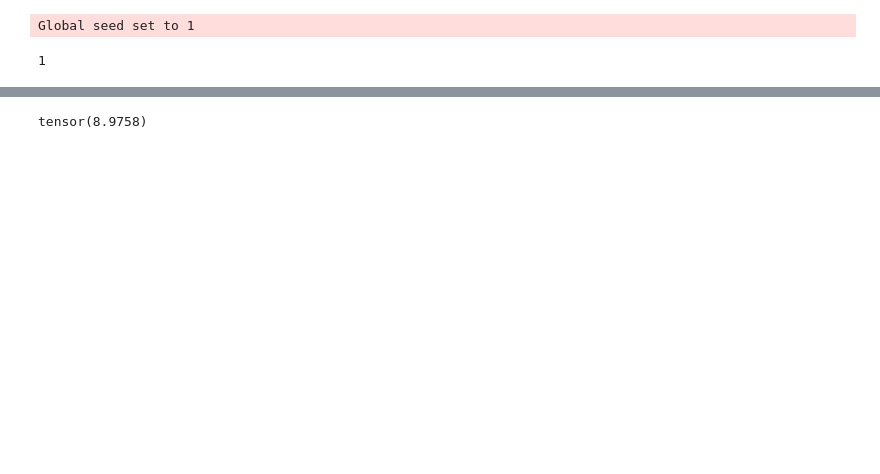
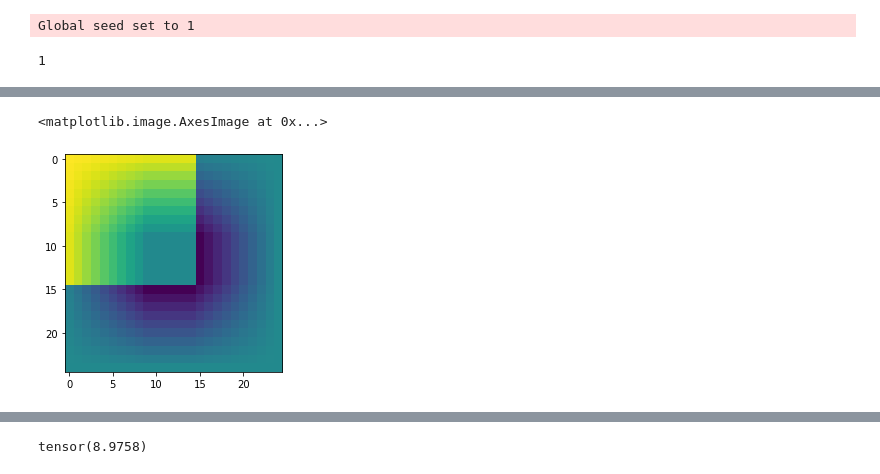
Before and after one commit to michael-psenka/manifold-linearization, a Jupyter notebook: test_files/Square Vision Test.ipynb, the cells around one changed output, grey strips where cells are left out. Saved outputs shown, nothing was run; the diff lists cells and outputs as text; code cells hidden in the pictures; blank space fills up the shorter version.

```diff
--- a/test_files/Square Vision Test.ipynb
+++ b/test_files/Square Vision Test.ipynb
@@ -96,4 +223,8 @@ FXhat = ipca(FXhat_c, FX_mean, V)
 Xhat = ifft(FXhat)
+# %%
+FXhat_pca = FX_c.clone()
+FXhat_pca = ipca(FXhat_pca, FX_mean, V)
+Xhat_pca = ifft(FXhat_pca)
 # %%
 ((torch.linalg.norm(X - Xhat) ** 2) / (X.shape[0] * H * W)) ** 0.5
 # %% [output]
@@ -111,3 +242,8 @@ plt.imshow(Xhat[0])
+# %%
+plt.imshow(Xhat_pca[0])
+# %% [output]
+<matplotlib.image.AxesImage at 0x...>
+[figure, added]
 # %%
 def display_images_in_grid(imgs):
     M = imgs.shape[0]
```
Also changed, not shown: parts of 23 cells of this notebook.
